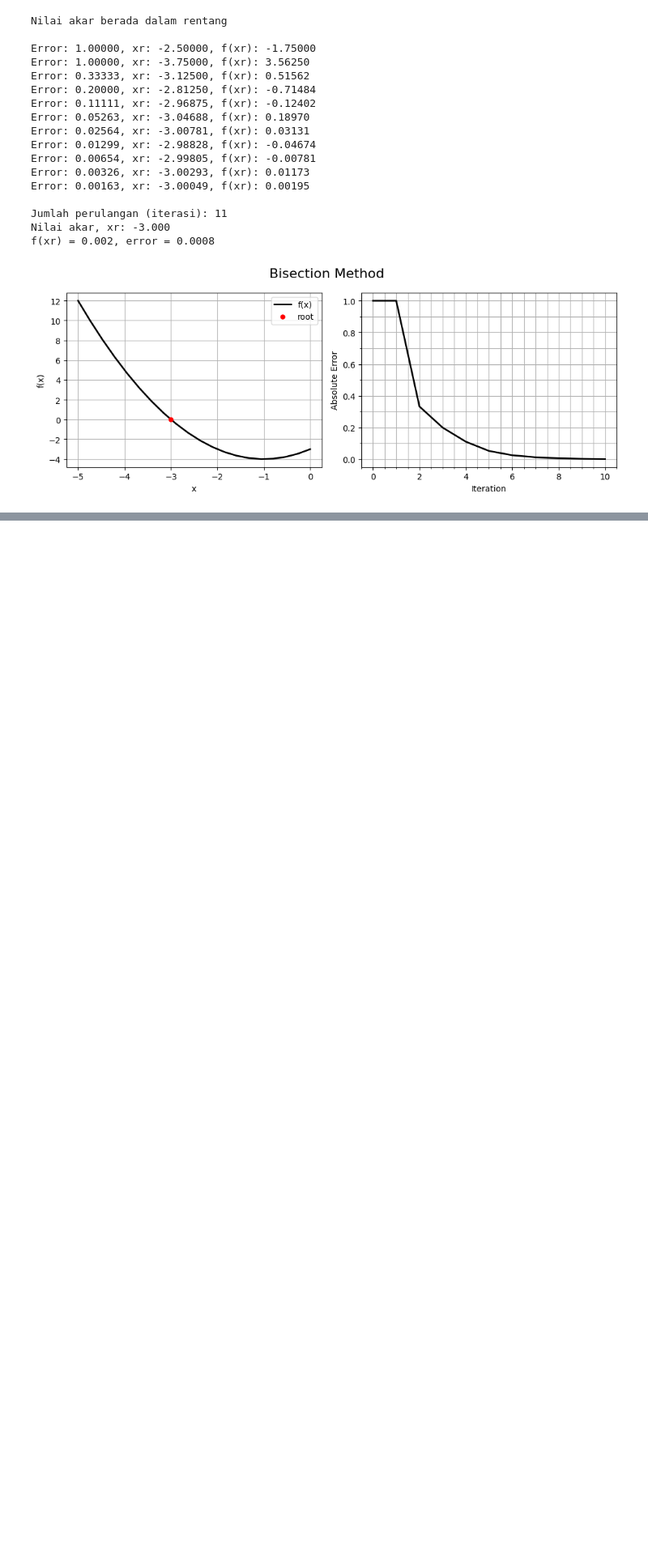
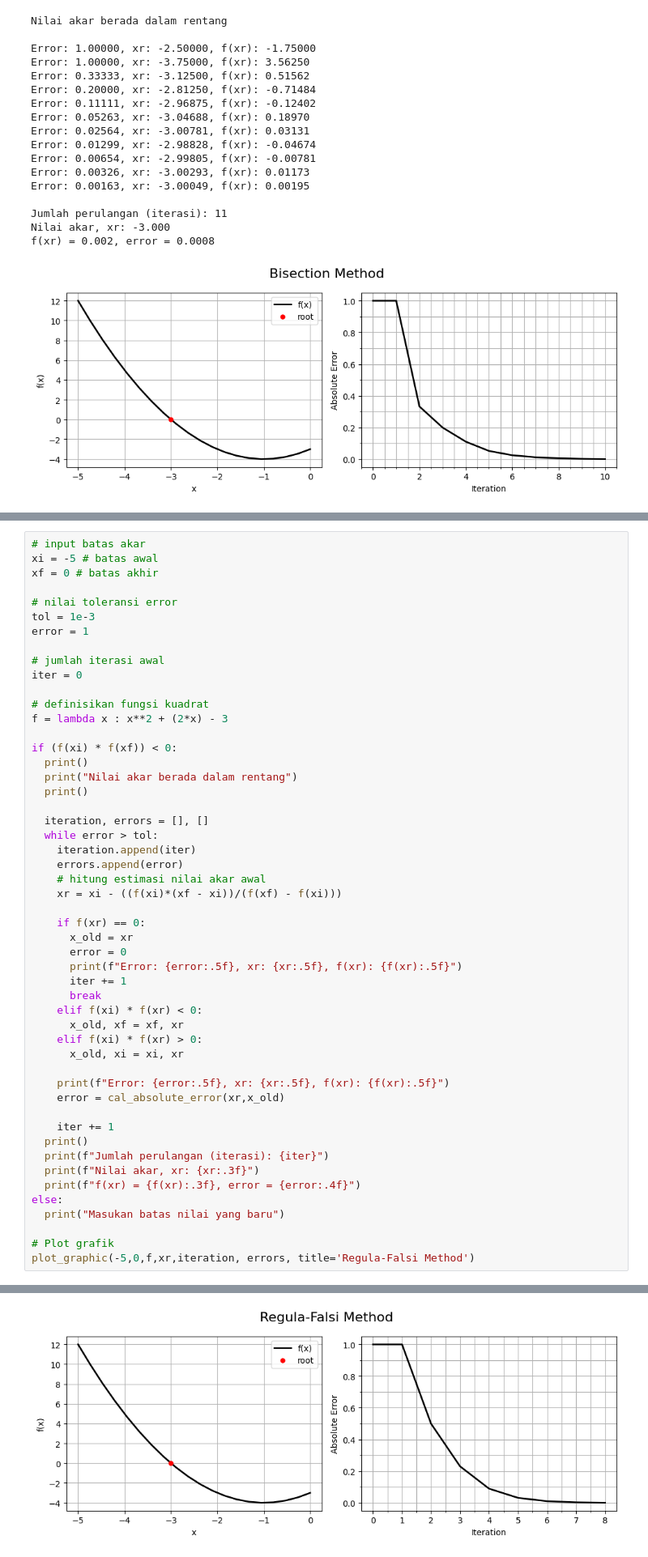
Before and after one commit to auliakhalqillah/akbook, a Jupyter notebook: docs/source/03_Pendekatan_Tertutup.ipynb, the cells around one changed output, grey strips where cells are left out. Shown at 81% size. Cells and saved outputs as stored; diff of their text form; blank space fills up the shorter version.

```diff
--- a/docs/source/03_Pendekatan_Tertutup.ipynb
+++ b/docs/source/03_Pendekatan_Tertutup.ipynb
@@ -154,0 +196,52 @@ f(xr) = 0.002, error = 0.0008
+# %%
+# input batas akar
+xi = -5 # batas awal
+xf = 0 # batas akhir
+
+# nilai toleransi error
+tol = 1e-3
+error = 1
+
+# jumlah iterasi awal
+iter = 0
+
+# definisikan fungsi kuadrat
+f = lambda x : x**2 + (2*x) - 3
+
+if (f(xi) * f(xf)) < 0:
+  print()
+  print("Nilai akar berada dalam rentang")
+  print()
+
+  iteration, errors = [], []
+  while error > tol:
+    iteration.append(iter)
+    errors.append(error)
+    # hitung estimasi nilai akar awal
+    xr = xi - ((f(xi)*(xf - xi))/(f(xf) - f(xi)))
+
+    if f(xr) == 0:
+      x_old = xr
+      error = 0
+      print(f"Error: {error:.5f}, xr: {xr:.5f}, f(xr): {f(xr):.5f}")
+      iter += 1
+      break
+    elif f(xi) * f(xr) < 0:
+      x_old, xf = xf, xr
+    elif f(xi) * f(xr) > 0:
+      x_old, xi = xi, xr
+
+    print(f"Error: {error:.5f}, xr: {xr:.5f}, f(xr): {f(xr):.5f}")
+    error = cal_absolute_error(xr,x_old)
+
+    iter += 1
+  print()
+  print(f"Jumlah perulangan (iterasi): {iter}")
+  print(f"Nilai akar, xr: {xr:.3f}")
+  print(f"f(xr) = {f(xr):.3f}, error = {error:.4f}")
+else:
+  print("Masukan batas nilai yang baru")
+
+# Plot grafik
+plot_graphic(-5,0,f,xr,iteration, errors, title='Regula-Falsi Method')
+# %% [output]
@@ -154,0 +263 @@ f(xr) = 0.002, error = 0.0008
+[figure, added]
```
Also changed, not shown: parts of 9 cells of this notebook.
